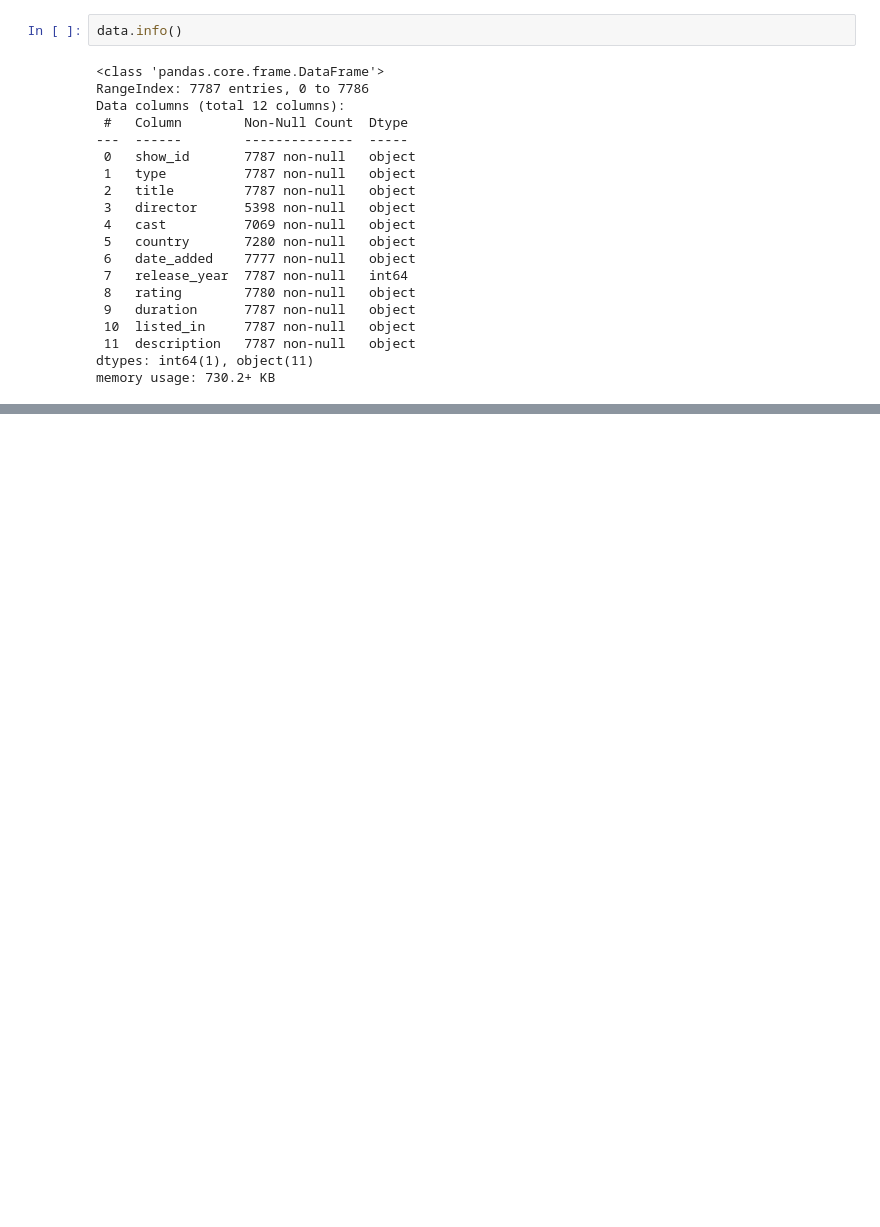
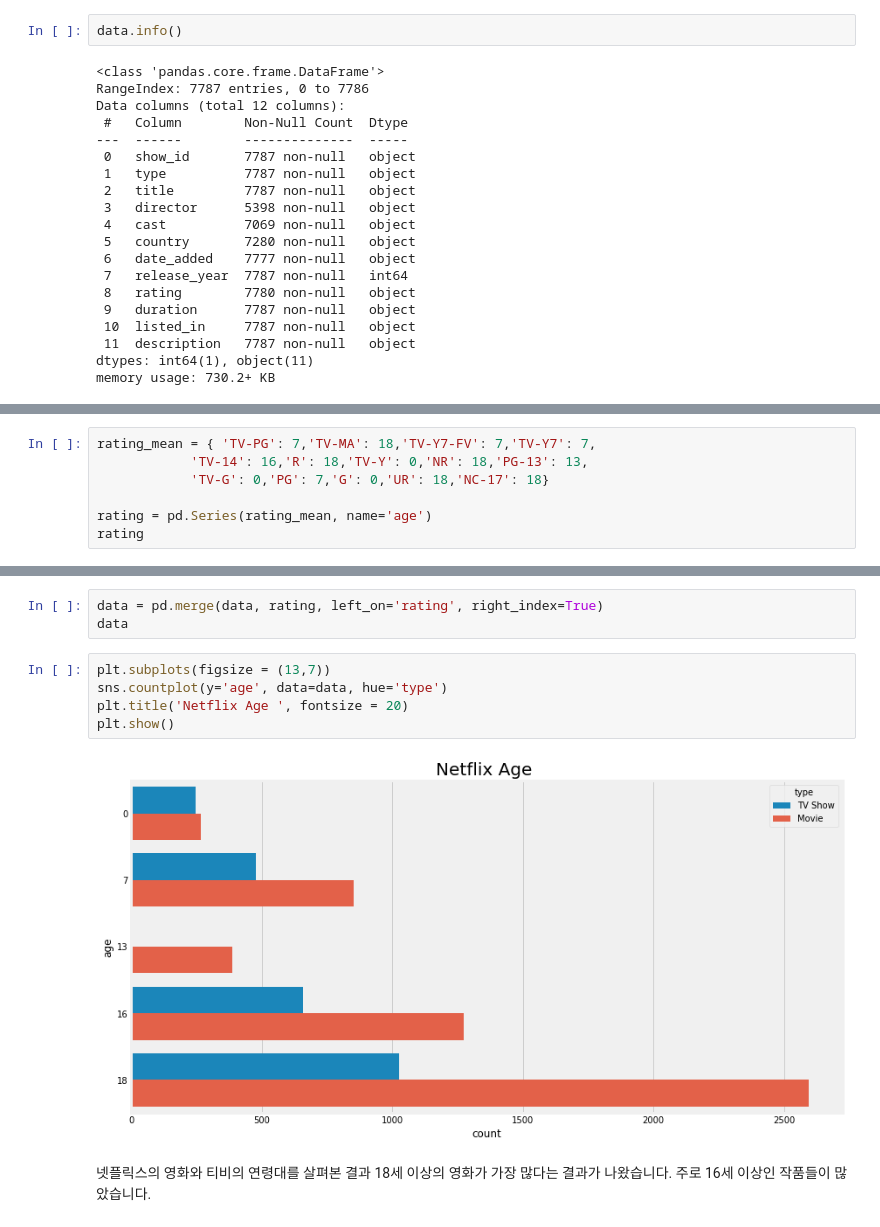
Before and after one commit to jaaaamj0711/kaggle_study, a Jupyter notebook: Netflix/Netflix_EDA.ipynb, the cells around one changed output, grey strips where cells are left out. Drawn from its saved outputs; the diff is of its cells as text; blank space fills up the shorter version.

```diff
--- a/Netflix/Netflix_EDA.ipynb
+++ b/Netflix/Netflix_EDA.ipynb
@@ -111,0 +112,7 @@ sns.countplot(x='release_year', data = data, order = data['release_year'].value_
+# %%
+rating_mean = { 'TV-PG': 7,'TV-MA': 18,'TV-Y7-FV': 7,'TV-Y7': 7,
+            'TV-14': 16,'R': 18,'TV-Y': 0,'NR': 18,'PG-13': 13,
+            'TV-G': 0,'PG': 7,'G': 0,'UR': 18,'NC-17': 18}
+
+rating = pd.Series(rating_mean, name='age')
+rating
@@ -111,0 +135,12 @@ sns.countplot(x='release_year', data = data, order = data['release_year'].value_
+# %%
+data = pd.merge(data, rating, left_on='rating', right_index=True)
+data
+# %%
+plt.subplots(figsize = (13,7))
+sns.countplot(y='age', data=data, hue='type')
+plt.title('Netflix Age ', fontsize = 20)
+plt.show()
+# %% [output]
+[figure, added]
+# %% [markdown]
+넷플릭스의 영화와 티비의 연령대를 살펴본 결과 18세 이상의 영화가 가장 많다는 결과가 나왔습니다. 주로 16세 이상인 작품들이 많았습니다.
```
Also changed, not shown: parts of 36 cells of this notebook.
